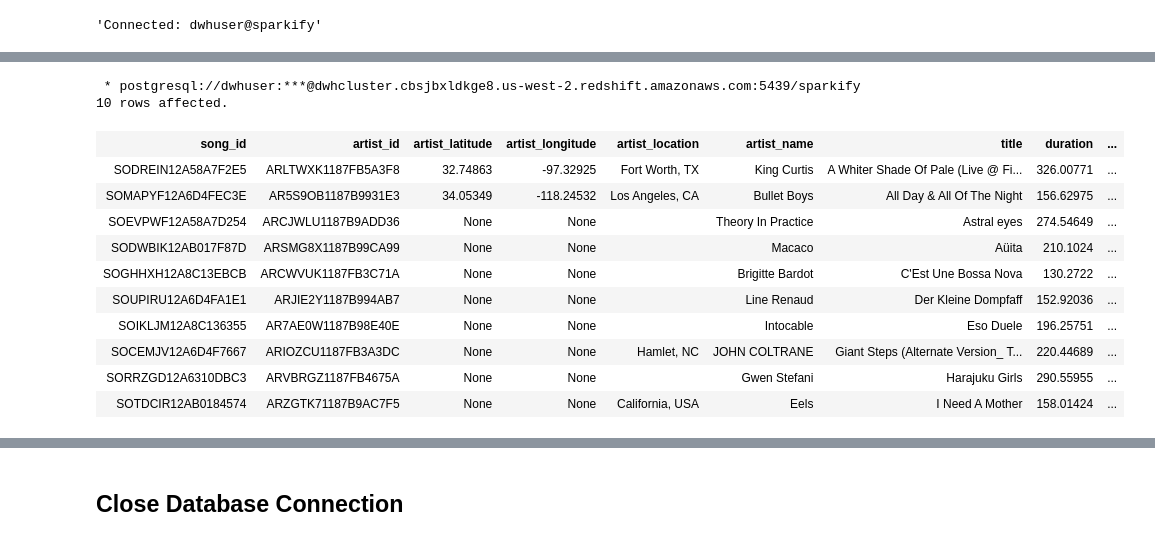
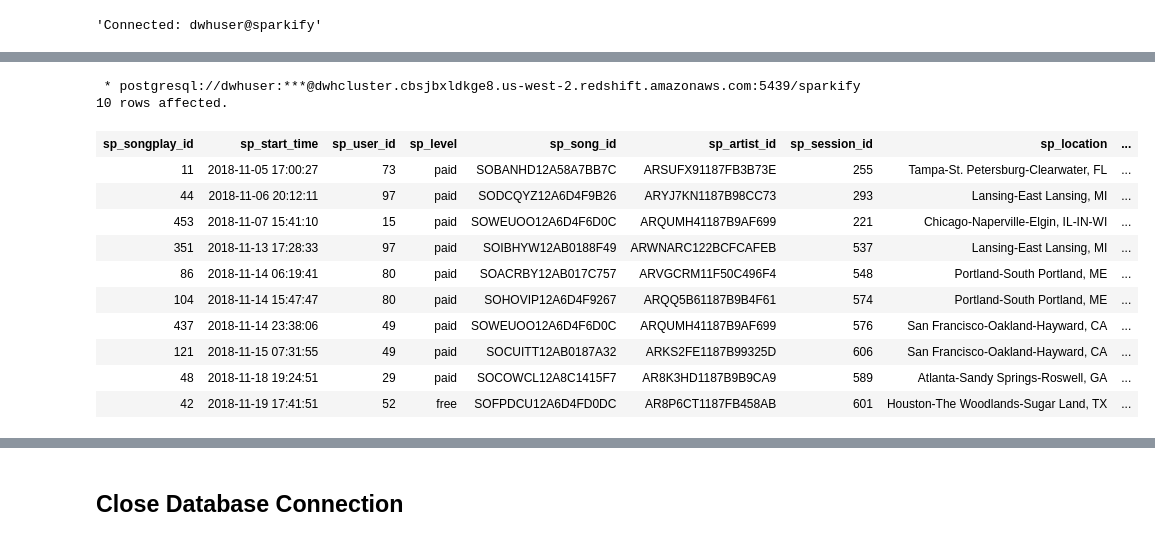
Before and after one commit to stephanderton/ETL-Cloud-Data-Warehouse, a Jupyter notebook: etl.ipynb, the cells around one changed output, grey strips where cells are left out. Drawn from its saved outputs; the diff is of its cells as text; code cells hidden in the pictures.

Commit message:
All tables load.

```diff
--- a/etl.ipynb
+++ b/etl.ipynb
@@ -138,20 +173,19 @@ postgresql://dwhuser:Passw0rd@dwhcluster.cbsjbxldkge8.us-west-2.redshift.amazona
 # %%
 %%sql
-SELECT * FROM staging_songs
-WHERE  song_id IS NOT NULL
+SELECT * FROM songplays
 LIMIT  10;
 # %% [output]
  * postgresql://dwhuser:***@dwhcluster.cbsjbxldkge8.us-west-2.redshift.amazonaws.com:5439/sparkify
 10 rows affected.
-| song_id | artist_id | artist_latitude | artist_longitude | artist_location | artist_name | title | duration | ... |
-| SODREIN12A58A7F2E5 | ARLTWXK1187FB5A3F8 | 32.74863 | -97.32925 | Fort Worth, TX | King Curtis | A Whiter Shade Of Pale (Live @ Fi... | 326.00771 | ... |
-| SOMAPYF12A6D4FEC3E | AR5S9OB1187B9931E3 | 34.05349 | -118.24532 | Los Angeles, CA | Bullet Boys | All Day & All Of The Night | 156.62975 | ... |
-| SOEVPWF12A58A7D254 | ARCJWLU1187B9ADD36 | None | None |  | Theory In Practice | Astral eyes | 274.54649 | ... |
-| SODWBIK12AB017F87D | ARSMG8X1187B99CA99 | None | None |  | Macaco | Aüita | 210.1024 | ... |
-| SOGHHXH12A8C13EBCB | ARCWVUK1187FB3C71A | None | None |  | Brigitte Bardot | C'Est Une Bossa Nova | 130.2722 | ... |
-| SOUPIRU12A6D4FA1E1 | ARJIE2Y1187B994AB7 | None | None |  | Line Renaud | Der Kleine Dompfaff | 152.92036 | ... |
-| SOIKLJM12A8C136355 | AR7AE0W1187B98E40E | None | None |  | Intocable | Eso Duele | 196.25751 | ... |
-| SOCEMJV12A6D4F7667 | ARIOZCU1187FB3A3DC | None | None | Hamlet, NC | JOHN COLTRANE | Giant Steps (Alternate Version_ T... | 220.44689 | ... |
-| SORRZGD12A6310DBC3 | ARVBRGZ1187FB4675A | None | None |  | Gwen Stefani | Harajuku Girls | 290.55955 | ... |
-| SOTDCIR12AB0184574 | ARZGTK71187B9AC7F5 | None | None | California, USA | Eels | I Need A Mother | 158.01424 | ... |
+| sp_songplay_id | sp_start_time | sp_user_id | sp_level | sp_song_id | sp_artist_id | sp_session_id | sp_location | ... |
+| 11 | 2018-11-05 17:00:27 | 73 | paid | SOBANHD12A58A7BB7C | ARSUFX91187FB3B73E | 255 | Tampa-St. Petersburg-Clearwater, FL | ... |
+| 44 | 2018-11-06 20:12:11 | 97 | paid | SODCQYZ12A6D4F9B26 | ARYJ7KN1187B98CC73 | 293 | Lansing-East Lansing, MI | ... |
+| 453 | 2018-11-07 15:41:10 | 15 | paid | SOWEUOO12A6D4F6D0C | ARQUMH41187B9AF699 | 221 | Chicago-Naperville-Elgin, IL-IN-WI | ... |
+| 351 | 2018-11-13 17:28:33 | 97 | paid | SOIBHYW12AB0188F49 | ARWNARC122BCFCAFEB | 537 | Lansing-East Lansing, MI | ... |
+| 86 | 2018-11-14 06:19:41 | 80 | paid | SOACRBY12AB017C757 | ARVGCRM11F50C496F4 | 548 | Portland-South Portland, ME | ... |
+| 104 | 2018-11-14 15:47:47 | 80 | paid | SOHOVIP12A6D4F9267 | ARQQ5B61187B9B4F61 | 574 | Portland-South Portland, ME | ... |
+| 437 | 2018-11-14 23:38:06 | 49 | paid | SOWEUOO12A6D4F6D0C | ARQUMH41187B9AF699 | 576 | San Francisco-Oakland-Hayward, CA | ... |
+| 121 | 2018-11-15 07:31:55 | 49 | paid | SOCUITT12AB0187A32 | ARKS2FE1187B99325D | 606 | San Francisco-Oakland-Hayward, CA | ... |
+| 48 | 2018-11-18 19:24:51 | 29 | paid | SOCOWCL12A8C1415F7 | AR8K3HD1187B9B9CA9 | 589 | Atlanta-Sandy Springs-Roswell, GA | ... |
+| 42 | 2018-11-19 17:41:51 | 52 | free | SOFPDCU12A6D4FD0DC | AR8P6CT1187FB458AB | 601 | Houston-The Woodlands-Sugar Land, TX | ... |
 # %%
```
Also changed, not shown: parts of 20 cells of this notebook, 5 other files.
